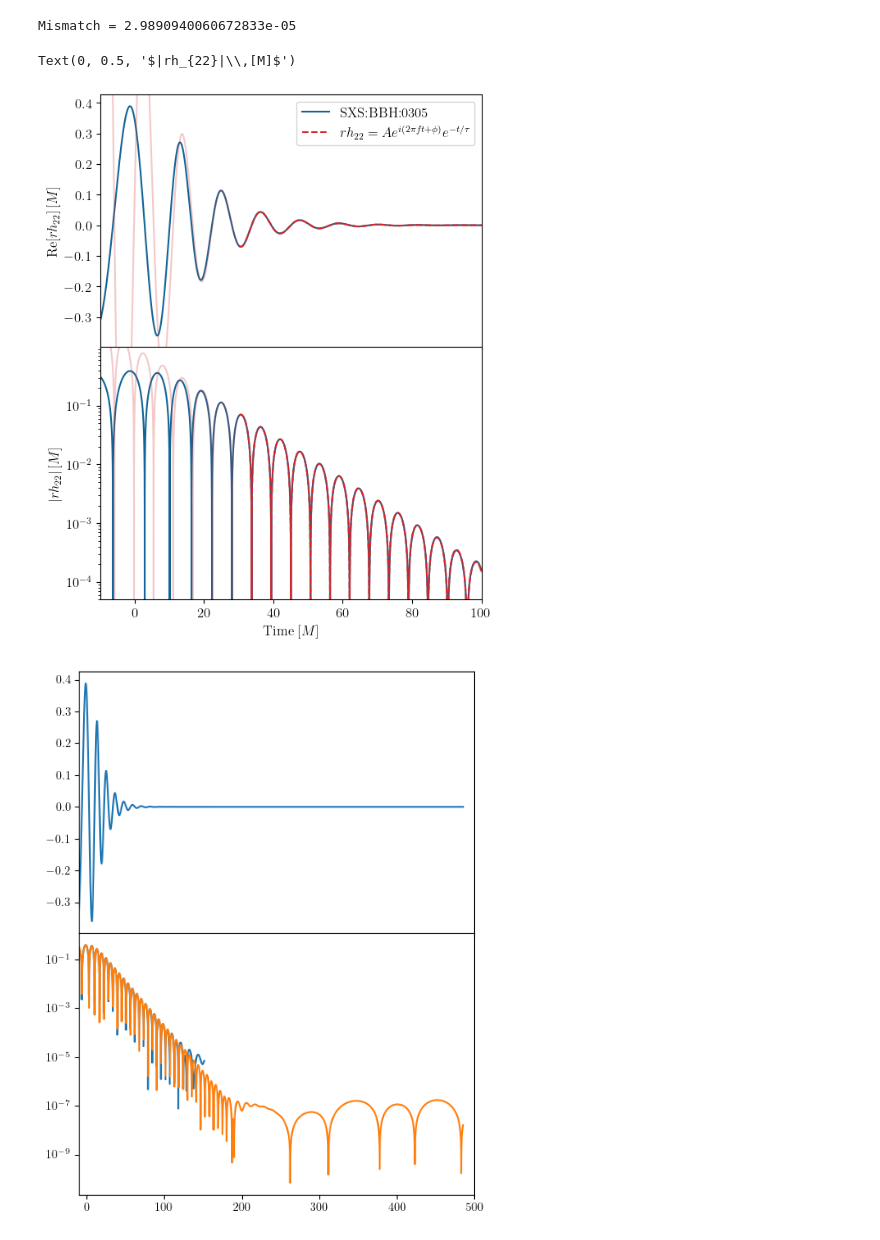
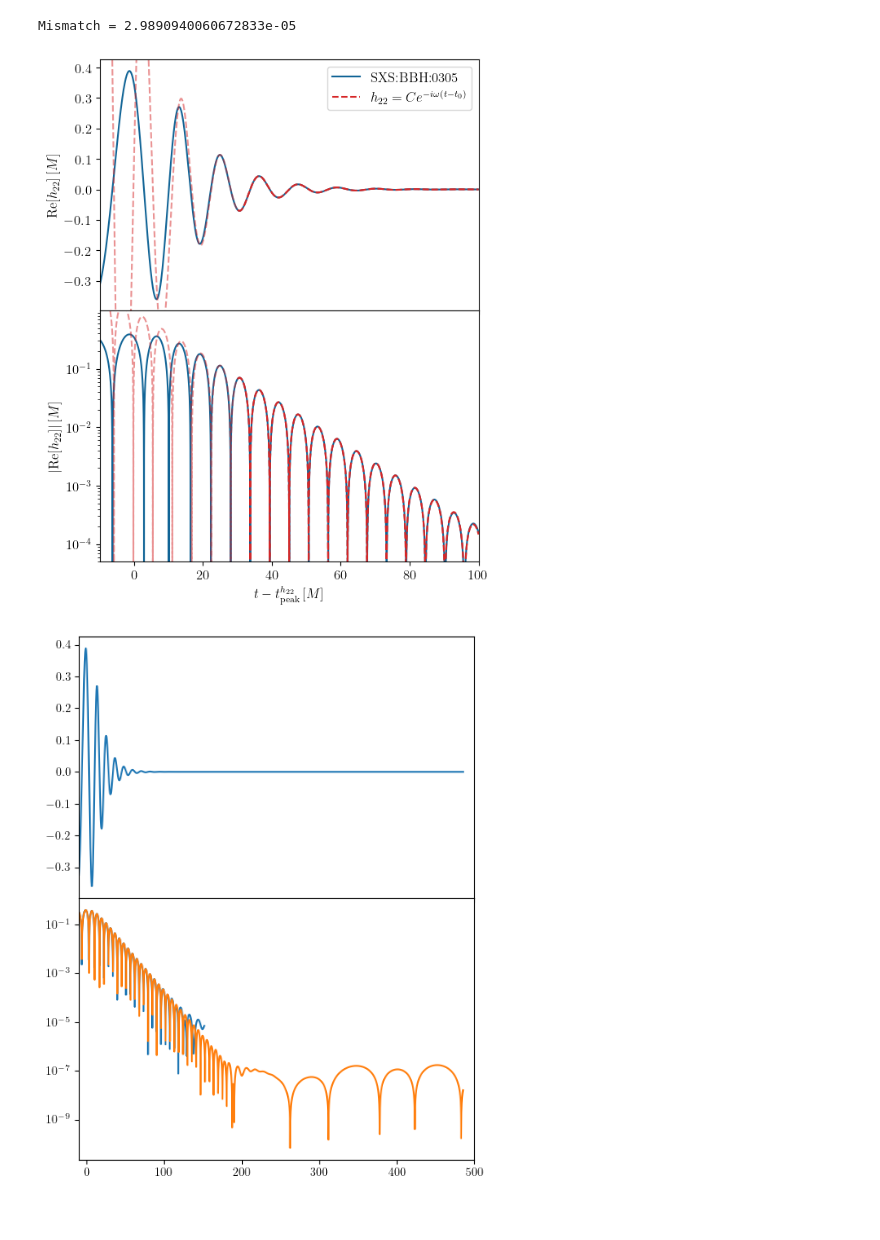
Before and after one commit to eliotfinch/thesis, a Jupyter notebook: Figures/Introduction/ringdown_waveform.ipynb, the cells around one changed output. Saved outputs shown, nothing was run; the diff lists cells and outputs as text; code cells hidden in the pictures.

Commit message:
Update ringdown introduction figure

```diff
--- a/Figures/Introduction/ringdown_waveform.ipynb
+++ b/Figures/Introduction/ringdown_waveform.ipynb
@@ -50,34 +51,35 @@ f_fit = interp1d(best_fit['model_times'], np.real(best_fit['model']), kind='cubi
 # %%
 new_times = np.linspace(sim.times[m][0], sim.times[m][-1], 500000)
 new_fit_times = np.linspace(best_fit['model_times'][0], best_fit['model_times'][-1], 500000)
 
 fig, axs = plt.subplots(2, 1, figsize=(6,8), sharex=True)
 fig.subplots_adjust(hspace=0)
 
 axs[0].plot(new_times, f(new_times), c=ringdown_colour, label='SXS:BBH:0305')
 axs[1].plot(new_times, abs(f(new_times)), c=ringdown_colour)
 
-axs[0].plot(new_fit_times, f_fit(new_fit_times), c='C3', ls='--', label=r'$rh_{22} = Ae^{i (2\pi f t + \phi)}e^{-t/\tau}$')
+axs[0].plot(new_fit_times, f_fit(new_fit_times), c='C3', ls='--', label=r'$h_{22} = Ce^{-i\omega(t-t_0)}$')
 axs[1].plot(new_fit_times, abs(f_fit(new_fit_times)), c='C3', ls='--')
 
 extended_model = best_fit['C'][0]*np.exp(-1j*(new_times-30)*best_fit['frequencies'][0])
-axs[0].plot(new_times, np.real(extended_model), c='C3', alpha=0.25)
-axs[1].plot(new_times, abs(np.real(extended_model)), c='C3', alpha=0.25)
+axs[0].plot(new_times, np.real(extended_model), c='C3', ls='--', alpha=0.5)
+axs[1].plot(new_times, abs(np.real(extended_model)), c='C3', ls='--', alpha=0.5)
 
 axs[0].legend()
 
 axs[0].set_xlim(-10, 100)
 axs[0].set_ylim((-0.3979884738603975, 0.42614283822484883))
 axs[1].set_ylim(5e-5, 0.99)
 
 axs[1].set_yscale('log')
 
-axs[1].set_xlabel('Time $[M]$')
-axs[0].set_ylabel('$\mathrm{Re}[rh_{22}]\,[M]$')
-axs[1].set_ylabel('$|rh_{22}|\,[M]$')
+axs[1].set_xlabel('$t - t_\mathrm{peak}^{h_{22}}\,[M]$')
+axs[0].set_ylabel('$\mathrm{Re}[h_{22}]\,[M]$')
+axs[1].set_ylabel('$|\mathrm{Re}[h_{22}]|\,[M]$')
+
+fig.savefig('ringdown_waveform.pdf', bbox_inches='tight')
 # %% [output]
-Text(0, 0.5, '$|rh_{22}|\\,[M]$')
-[figure, old version]
+[figure, new version]
 # %%
 import pickle
 import json
```
Also changed, not shown: parts of 2 cells of this notebook, 1 other file.
